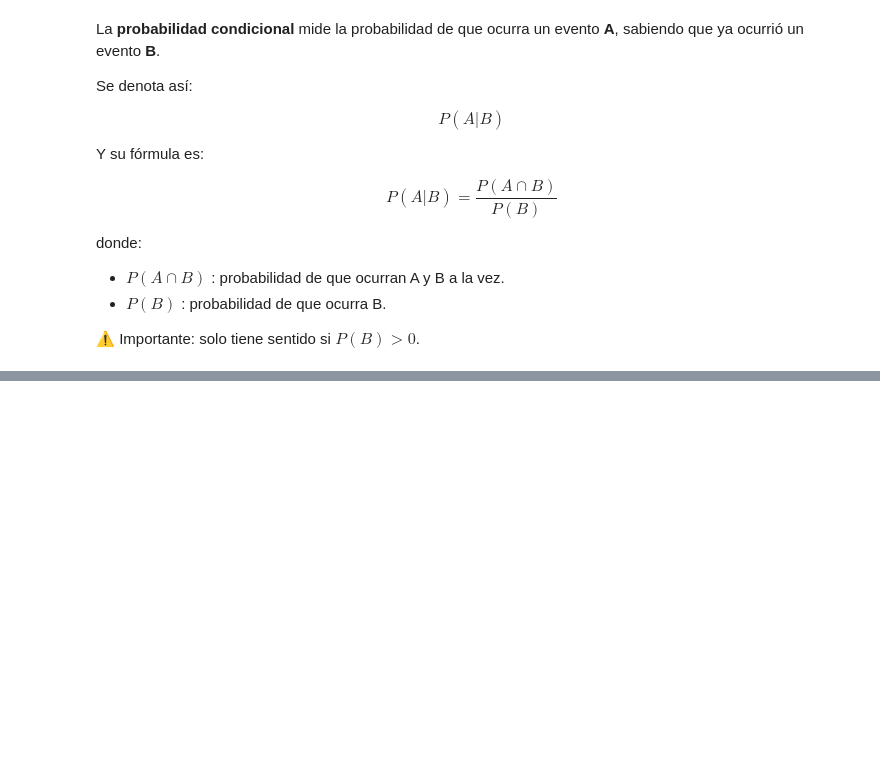
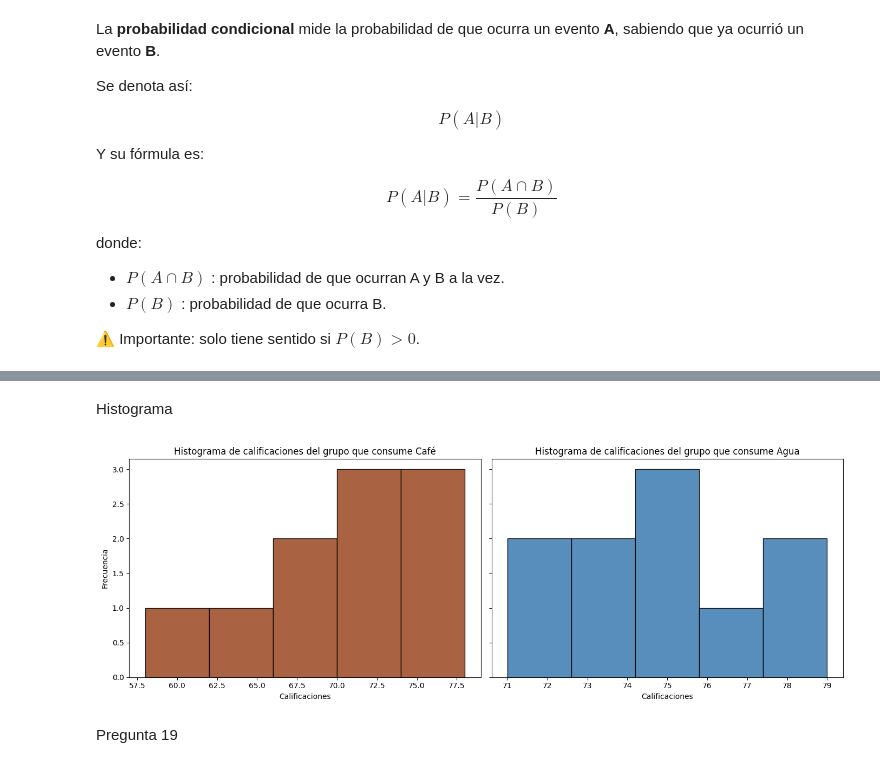
Before and after one commit to TheCodeTester860/AntonioCabrera, a Jupyter notebook: MineriaDeDatos.ipynb, the cells around one changed output, grey strips where cells are left out. Cells and saved outputs as stored; diff of their text form; code cells hidden in the pictures; blank space fills up the shorter version.

```diff
--- a/MineriaDeDatos.ipynb
+++ b/MineriaDeDatos.ipynb
@@ -1448,0 +1520,30 @@ donde:
+# %% [markdown]
+Histograma
+# %%
+import matplotlib.pyplot as plt
+import pandas as pd
+
+datos_cafe = df_students[df_students['Grupo'] == 'Café']['Calificaciones']
+datos_agua = df_students[df_students['Grupo'] == 'Agua']['Calificaciones']
+
+
+fig, axes = plt.subplots(1, 2, figsize=(14, 5), sharey=True)
+
+
+axes[0].hist(datos_cafe, bins=5, color='#A0522D', edgecolor='black', alpha=0.9)
+axes[0].set_title('Histograma de calificaciones del grupo que consume Café')
+axes[0].set_xlabel('Calificaciones')
+axes[0].set_ylabel('Frecuencia')
+
+
+axes[1].hist(datos_agua, bins=5, color='#4682B4', edgecolor='black', alpha=0.9)
+axes[1].set_title('Histograma de calificaciones del grupo que consume Agua')
+axes[1].set_xlabel('Calificaciones')
+
+
+plt.tight_layout()
+plt.show()
+# %% [output]
+[figure, added]
+# %% [markdown]
+Pregunta 19
```
Also changed, not shown: parts of 6 cells of this notebook.
